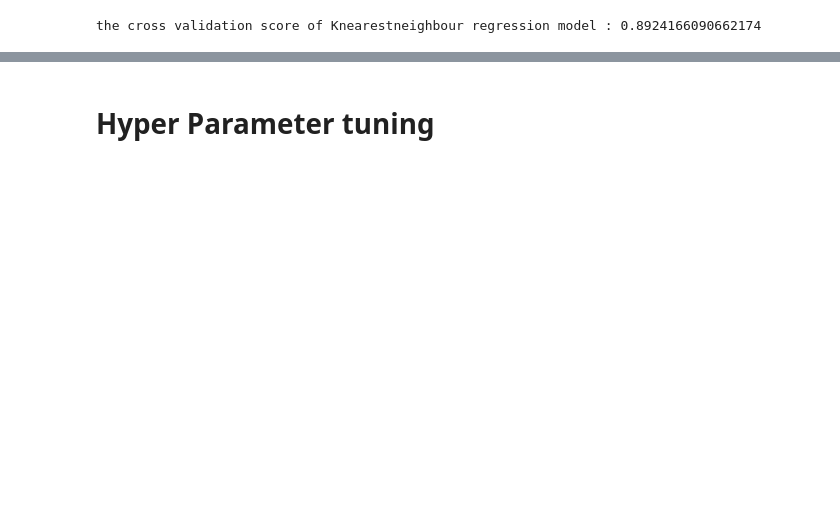
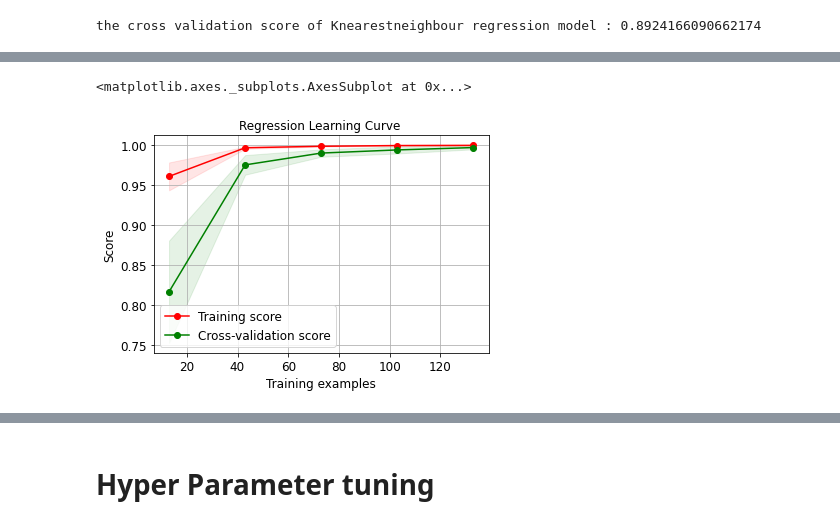
Before and after one commit to ponmanimanoharan/World-Happiness-Prediction, a Jupyter notebook: World Happiness-1.ipynb, the cells around one changed output, grey strips where cells are left out. Saved outputs shown, nothing was run; the diff lists cells and outputs as text; code cells hidden in the pictures; blank space fills up the shorter version.

```diff
--- a/World Happiness-1.ipynb
+++ b/World Happiness-1.ipynb
@@ -662,0 +675,9 @@ After calculating the difference between actual accuracy score and cross validat
+# %%
+import scikitplot as skplt
+skplt.estimators.plot_learning_curve(RFR, x, y,
+                                     cv=7, shuffle=True, scoring="r2", n_jobs=-1,
+                                     figsize=(6,4), title_fontsize="large", text_fontsize="large",
+                                     title="Regression Learning Curve ")
+# %% [output]
+<matplotlib.axes._subplots.AxesSubplot at 0x...>
+[figure, added]
```
Also changed, not shown: parts of 46 cells of this notebook.
